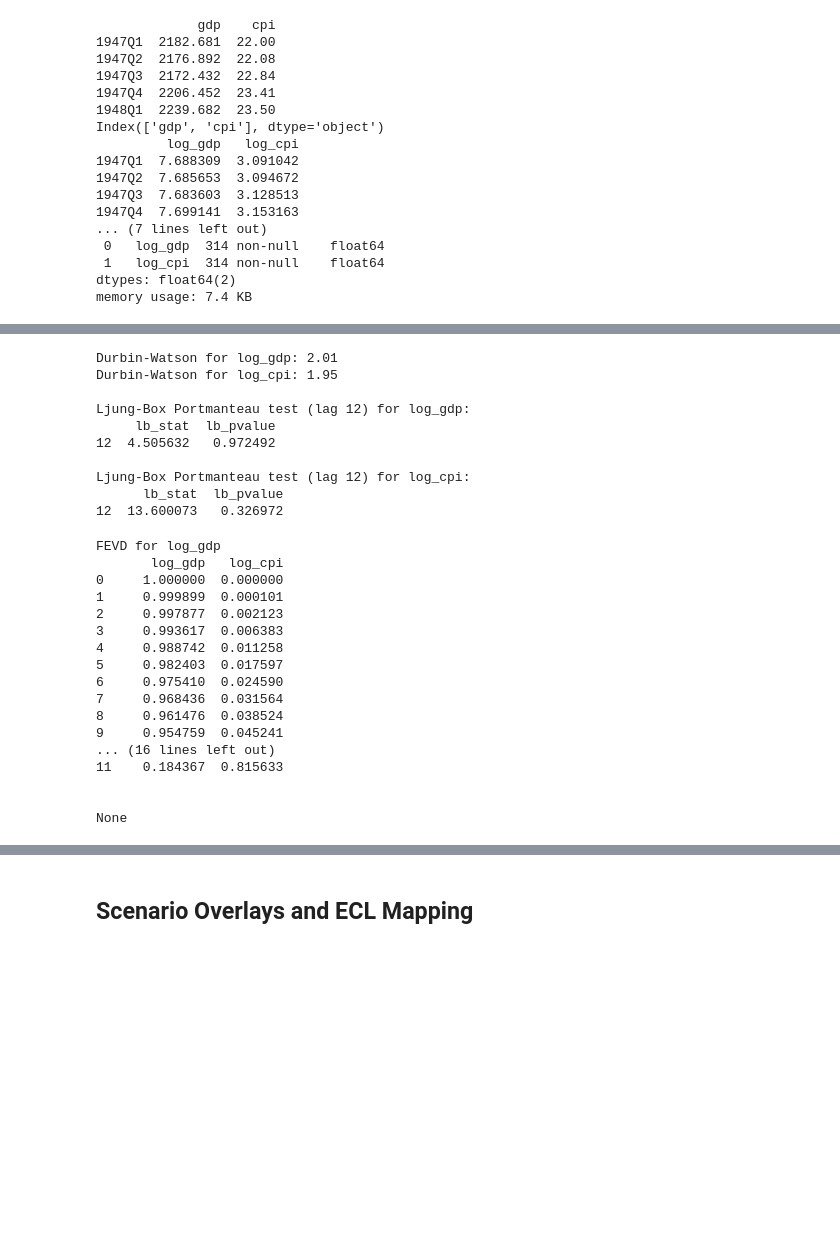
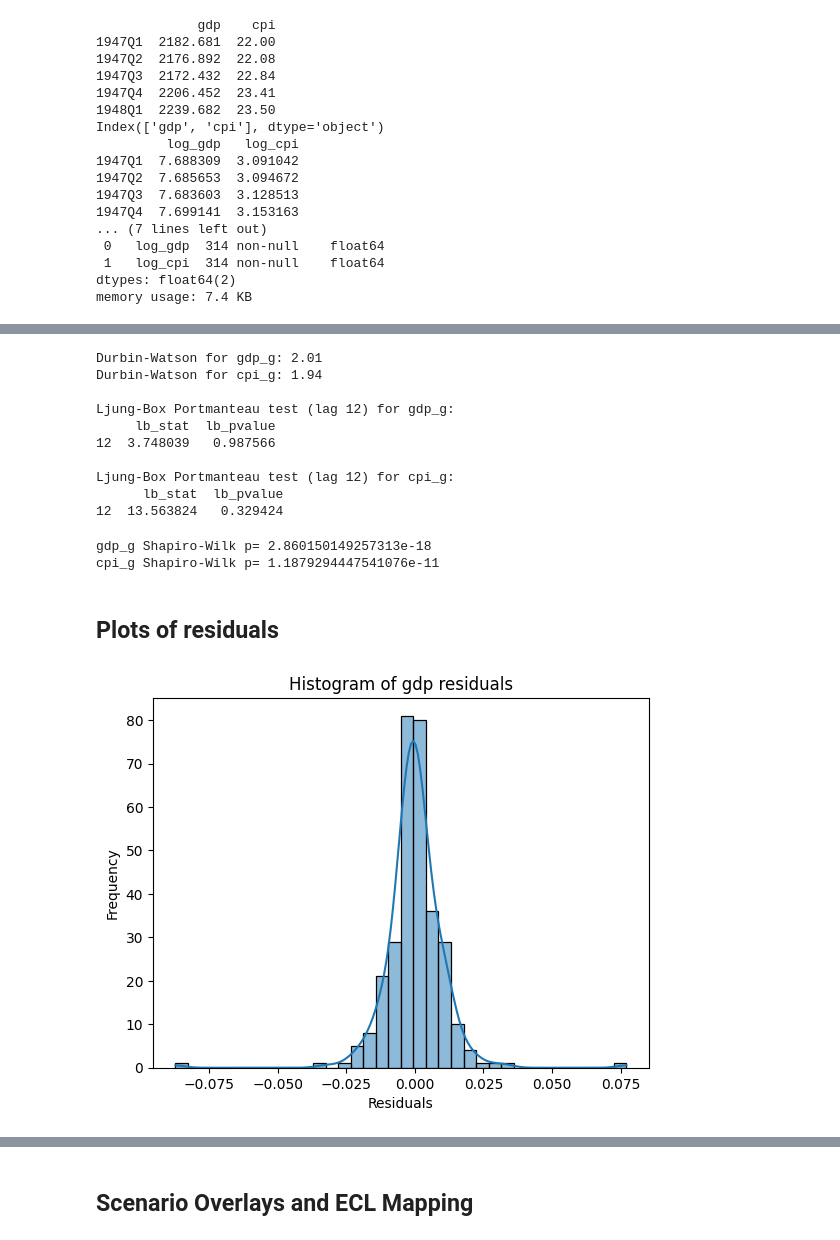
Before and after one commit to ruchimal3586/investment-analytics, a Jupyter notebook: macro-credit-sim/notebooks/macro-vecm-demo.ipynb, the cells around one changed output, grey strips where cells are left out. Drawn from its saved outputs; the diff is of its cells as text; code cells hidden in the pictures; blank space fills up the shorter version.

```diff
--- a/macro-credit-sim/notebooks/macro-vecm-demo.ipynb
+++ b/macro-credit-sim/notebooks/macro-vecm-demo.ipynb
@@ -139,24 +196,26 @@ log_cpi    0.176371  1.000000
 # %%
 
+model_for_diag = var_diff  # or var if you intentionally want levels VAR diagnostics
+resid_arr = getattr(model_for_diag.resid, "values", np.asarray(model_for_diag.resid))
+
 # --- Durbin-Watson test for each residual series ---
-dw_stats = durbin_watson(var.resid)
-for col, val in zip(macro_levels.columns, dw_stats):
+dw_stats = durbin_watson(resid_arr)
+for col, val in zip(macro_diff.columns, dw_stats):
     print(f"Durbin-Watson for {col}: {val:.2f}")
 
 # --- Ljung-Box (Portmanteau) test for overall autocorrelation ---
-resid_arr = getattr(var.resid, "values", np.asarray(var.resid))
-for i, col in enumerate(macro_levels.columns):
+for i, col in enumerate(macro_diff.columns):
     lb = acorr_ljungbox(resid_arr[:, i], lags=[12], return_df=True)
     print(f"\nLjung-Box Portmanteau test (lag 12) for {col}:")
     print(lb)
 # %% [output]
-Durbin-Watson for log_gdp: 2.01
-Durbin-Watson for log_cpi: 1.95
+Durbin-Watson for gdp_g: 2.01
+Durbin-Watson for cpi_g: 1.94
 
-Ljung-Box Portmanteau test (lag 12) for log_gdp:
+Ljung-Box Portmanteau test (lag 12) for gdp_g:
      lb_stat  lb_pvalue
-12  4.505632   0.972492
+12  3.748039   0.987566
 
-Ljung-Box Portmanteau test (lag 12) for log_cpi:
+Ljung-Box Portmanteau test (lag 12) for cpi_g:
       lb_stat  lb_pvalue
-12  13.600073   0.326972
+12  13.563824   0.329424
@@ -174,26 +222,17 @@ resp_cpi_from_gdp = irf_cpi.irfs[1:, macro_levels.columns.get_loc("log_cpi"),
-# %%
-# FEVD (12Q)
-fevd = var.fevd(12)
-print(fevd.summary())  # prints variance shares by shock for each variable
-
-# Forecast (optional)
-fc = var.forecast_interval(macro_levels.values[-var.k_ar:], steps=12, alpha=0.05)
-# fc is (mean, lower, upper)
-# %% [output]
-FEVD for log_gdp
-       log_gdp   log_cpi
-0     1.000000  0.000000
-1     0.999899  0.000101
-2     0.997877  0.002123
-3     0.993617  0.006383
-4     0.988742  0.011258
-5     0.982403  0.017597
-6     0.975410  0.024590
-7     0.968436  0.031564
-8     0.961476  0.038524
-9     0.954759  0.045241
-... (16 lines left out)
-11    0.184367  0.815633
-
-
-None
+# %%
+for i,col in enumerate(macro_diff.columns):
+    shapiro_test = shapiro(resid_arr[:,i])
+    print(col, "Shapiro-Wilk p=", shapiro_test.pvalue)
+# %% [output]
+gdp_g Shapiro-Wilk p= 2.860150149257313e-18
+cpi_g Shapiro-Wilk p= 1.1879294447541076e-11
+# %% [markdown]
+## Plots of residuals
+# %%
+sns.histplot(resid_arr[:,0], kde=True)
+plt.title("Histogram of gdp residuals")
+plt.xlabel("Residuals")
+plt.ylabel("Frequency")
+plt.show()
+# %% [output]
+[figure, added]
```
Also changed, not shown: parts of 26 cells of this notebook, 1 other file.
